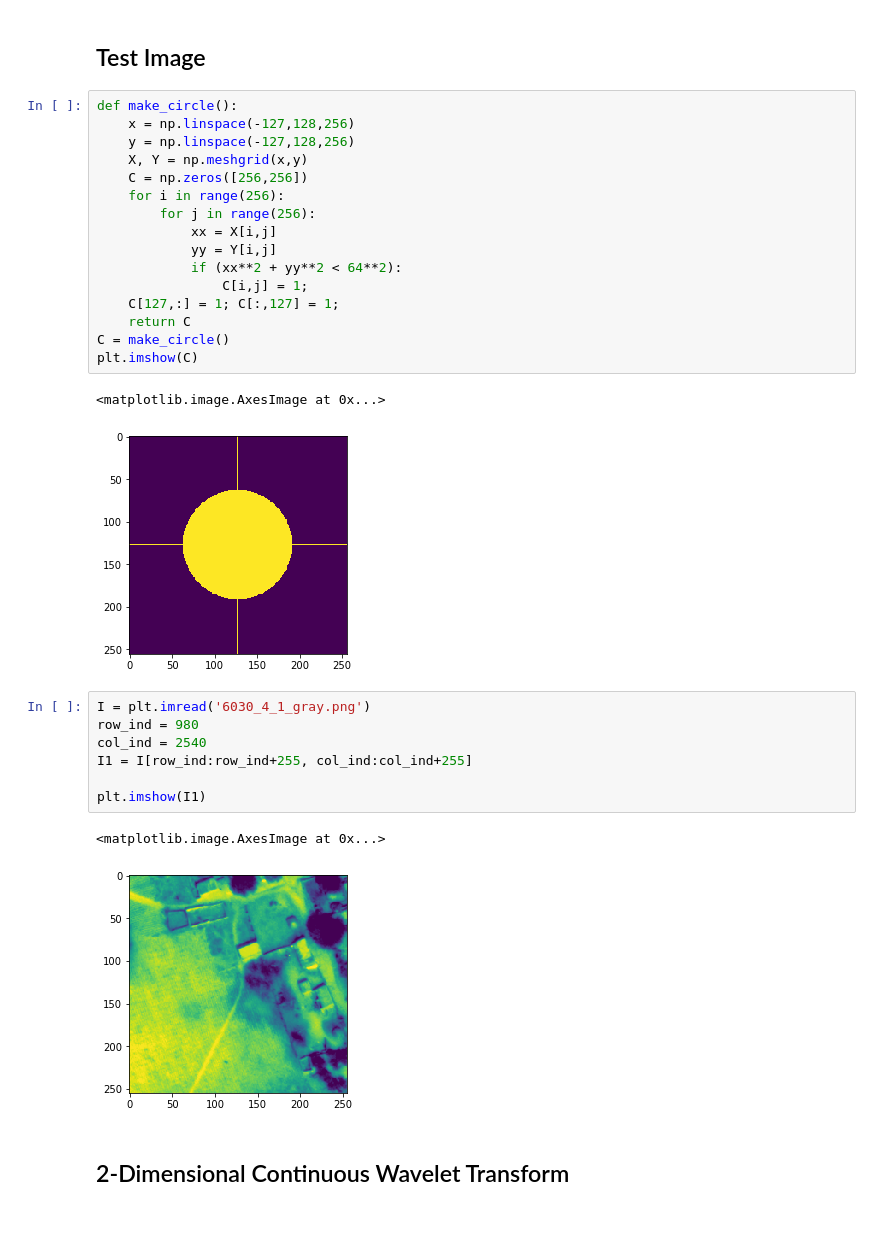
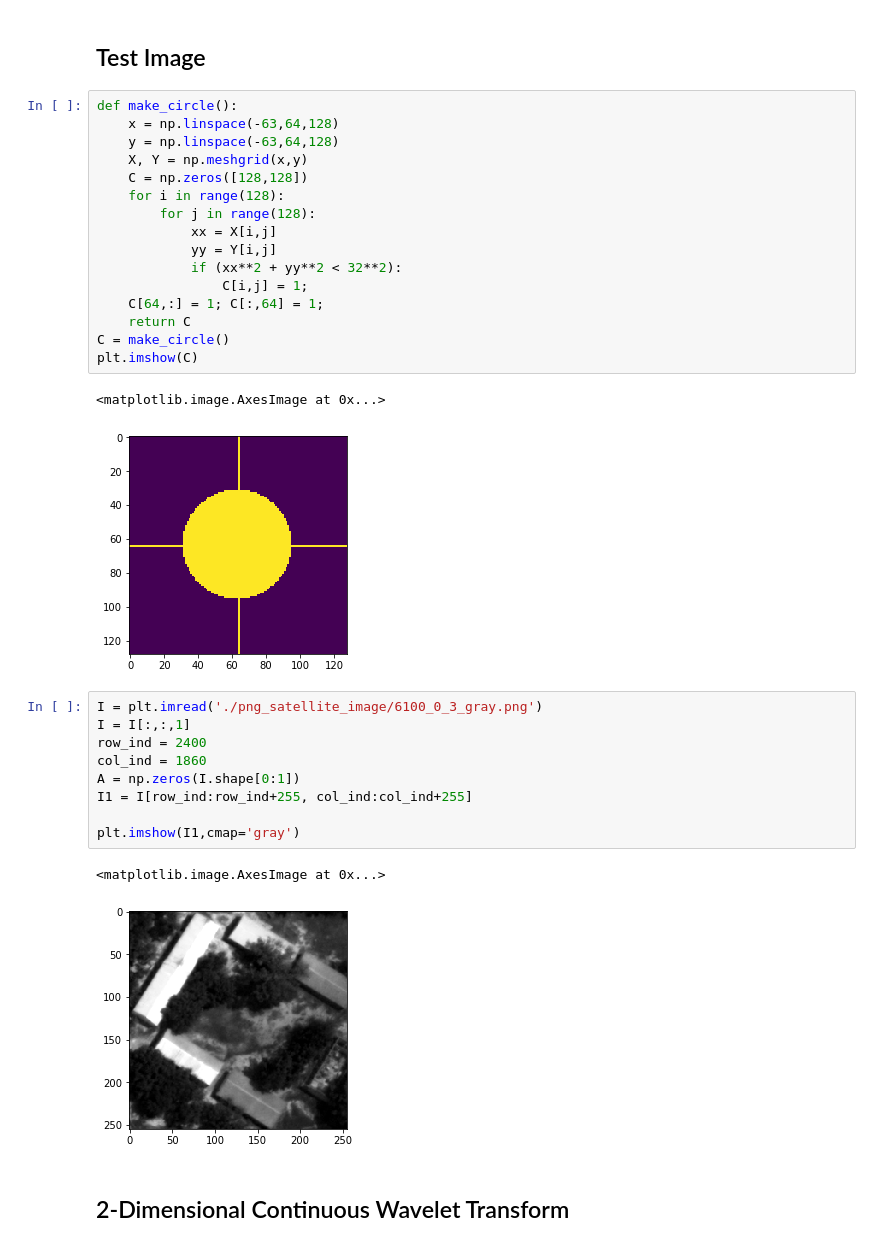
Before and after one commit to uniformlyMatt/MATH-651-Project, a Jupyter notebook: 2D_CWT.ipynb, the cells around one changed output. Saved outputs shown, nothing was run; the diff lists cells and outputs as text.

```diff
--- a/2D_CWT.ipynb
+++ b/2D_CWT.ipynb
@@ -42,33 +43,35 @@ def gaus1(N, sigma, scale):
 ## Test Image
 # %%
 def make_circle():
-    x = np.linspace(-127,128,256)
-    y = np.linspace(-127,128,256)
+    x = np.linspace(-63,64,128)
+    y = np.linspace(-63,64,128)
     X, Y = np.meshgrid(x,y)
-    C = np.zeros([256,256])
-    for i in range(256):
-        for j in range(256):
+    C = np.zeros([128,128])
+    for i in range(128):
+        for j in range(128):
             xx = X[i,j]
             yy = Y[i,j]
-            if (xx**2 + yy**2 < 64**2):
+            if (xx**2 + yy**2 < 32**2):
                 C[i,j] = 1;
-    C[127,:] = 1; C[:,127] = 1;
+    C[64,:] = 1; C[:,64] = 1;
     return C
 C = make_circle()
 plt.imshow(C)
 # %% [output]
 <matplotlib.image.AxesImage at 0x...>
-[figure, old version]
+[figure, new version]
 # %%
-I = plt.imread('6030_4_1_gray.png')
-row_ind = 980
-col_ind = 2540
+I = plt.imread('./png_satellite_image/6100_0_3_gray.png')
+I = I[:,:,1]
+row_ind = 2400
+col_ind = 1860
+A = np.zeros(I.shape[0:1])
 I1 = I[row_ind:row_ind+255, col_ind:col_ind+255]
 
-plt.imshow(I1)
+plt.imshow(I1,cmap='gray')
 # %% [output]
 <matplotlib.image.AxesImage at 0x...>
-[figure, old version]
+[figure, new version]
 # %% [markdown]
 ## 2-Dimensional Continuous Wavelet Transform
 # %%
```
Also changed, not shown: parts of 22 cells of this notebook, 3 other files.
